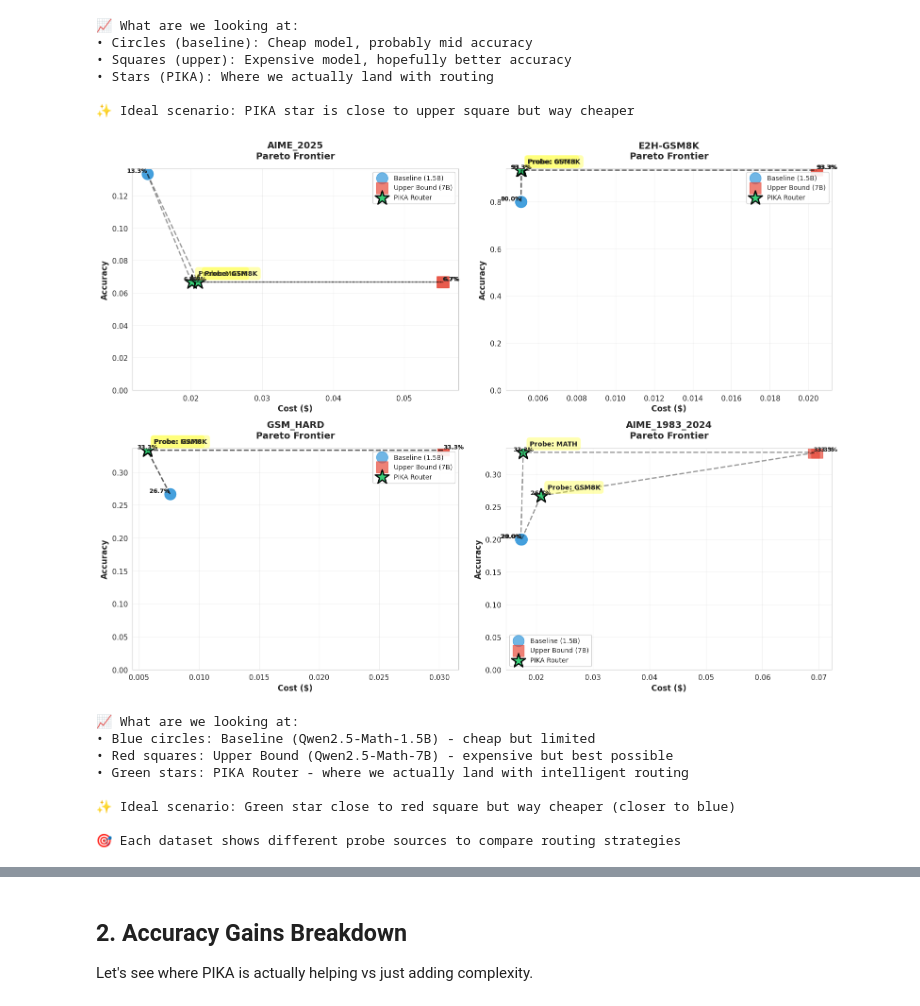
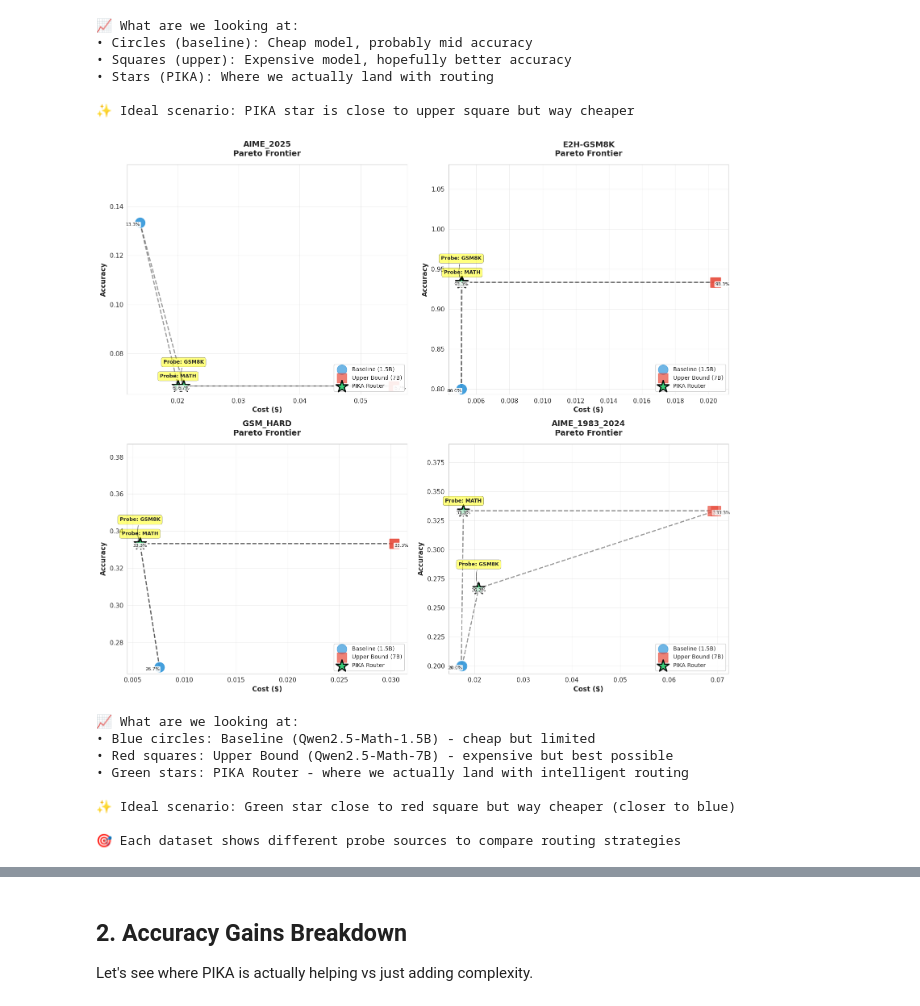
Before and after one commit to KabakaWilliam/llms_know_difficulty, a Jupyter notebook: notebooks/pika_router_analysis.ipynb, the cells around one changed output, grey strips where cells are left out. Cells and saved outputs as stored; diff of their text form; code cells hidden in the pictures.

```diff
--- a/notebooks/pika_router_analysis.ipynb
+++ b/notebooks/pika_router_analysis.ipynb
@@ -118,7 +140,7 @@ if df is not None:
     n_cols = 2
     n_rows = (n_datasets + 1) // 2
 
-    fig, axes = plt.subplots(n_rows, n_cols, figsize=(16, 6*n_rows))
+    fig, axes = plt.subplots(n_rows, n_cols, figsize=(16, 7*n_rows))
     if n_datasets == 1:
         axes = np.array([axes])
     axes = axes.flatten()
@@ -127,9 +149,13 @@ if df is not None:
         ax = axes[idx]
         df_subset = df[df['dataset'] == dataset]
 
-        # Get all probe sources for this dataset
+        # Collect all points for this dataset
+        all_points = []
+        probe_labels = []
+
         for row_idx, row in df_subset.iterrows():
             probe = row['probe_source']
+            probe_labels.append(probe)
 
             # Baseline (cheap model) - estimate from total cost and multiplier
             baseline_cost = row['total_cost'] / (row['token_multiplier'] if row['token_multiplier'] > 0 else 1)
@@ -137,69 +163,107 @@ if df is not None:
             # Upper bound (expensive model) - estimate as 4x baseline
             upper_cost = baseline_cost * 4
 
+            all_points.append({
+                'baseline_cost': baseline_cost,
+                'baseline_acc': row['baseline_acc'],
+                'router_cost': row['total_cost'],
+                'router_acc': row['router_acc'],
+                'upper_cost': upper_cost,
+                'upper_acc': row['upper_acc'],
+                'probe': probe
+            })
+
             # Plot the three points
             ax.scatter(baseline_cost, row['baseline_acc'],
                       marker='o', s=300, alpha=0.7,
-                      label='Baseline (1.5B)', color='#3498db')
+                      label='Baseline (1.5B)', color='#3498db', zorder=3)
 
             ax.scatter(upper_cost, row['upper_acc'],
                       marker='s', s=300, alpha=0.7,
-                      label='Upper Bound (7B)', color='#e74c3c')
+                      label='Upper Bound (7B)', color='#e74c3c', zorder=3)
 
             ax.scatter(row['total_cost'], row['router_acc'],
                       marker='*', s=500, alpha=0.95,
                       label='PIKA Router', color='#2ecc71',
-                      edgecolors='black', linewidths=2)
+                      edgecolors='black', linewidths=2, zorder=4)
 
             # Connect the dots
             ax.plot([baseline_cost, row['total_cost'], upper_cost],
                    [row['baseline_acc'], row['router_acc'], row['upper_acc']],
-                   'k--', alpha=0.4, linewidth=2)
+                   'k--', alpha=0.4, linewidth=2, zorder=2)
 
-            # Annotate with probe source
-            ax.annotate(f"Probe: {probe}",
-                       (row['total_cost'], row['router_acc']),
-                       xytext=(10, 10), textcoords='offset points',
-                       fontsize=10, fontweight='bold',
-                       bbox=dict(boxstyle='round,pad=0.5', facecolor='yellow', alpha=0.3))
+        # Add probe annotations with smart positioning to avoid overlap
+        y_range = ax.get_ylim()[1] - ax.get_ylim()[0]
+        offset_step = y_range * 0.08  # 8% of y-range spacing
 
-            # Add accuracy values on points
-            ax.text(baseline_cost, row['baseline_acc'], f"{row['baseline_acc']:.1%}",
-                   ha='right', va='bottom', fontsize=9, fontweight='bold')
-            ax.text(row['total_cost'], row['router_acc'], f"{row['router_acc']:.1%}",
-                   ha='center', va='bottom', fontsize=9, fontweight='bold')
-            ax.text(upper_cost, row['upper_acc'], f"{row['upper_acc']:.1%}",
-                   ha='left', va='bottom', fontsize=9, fontweight='bold')
+        for i, point in enumerate(all_points):
+            # Position annotation above the router point with vertical offset
+            y_offset = 15 + (i * 25)  # Stack vertically if multiple probes
+
+            ax.annotate(f"Probe: {point['probe']}",
+                       (point['router_cost'], point['router_acc']),
+                       xytext=(0, y_offset), textcoords='offset points',
+                       fontsize=9, fontweight='bold',
+                       bbox=dict(boxstyle='round,pad=0.4', facecolor='yellow', alpha=0.5, edgecolor='black', linewidth=0.5),
+                       ha='center',
+                       arrowprops=dict(arrowstyle='->', connectionstyle='arc3,rad=0.2',
+                                      color='black', lw=1, alpha=0.6),
+                       zorder=5)
+
+            # Add accuracy percentages near points (smaller, less intrusive)
+            # Baseline
+            ax.text(point['baseline_cost'], point['baseline_acc'],
+                   f"{point['baseline_acc']:.1%}",
+                   ha='right', va='top', fontsize=8,
+                   bbox=dict(boxstyle='round,pad=0.2', facecolor='white', alpha=0.7, edgecolor='none'),
+                   zorder=5)
+
+            # Router - place below to avoid probe label
+            ax.text(point['router_cost'], point['router_acc'],
+                   f"{point['router_acc']:.1%}",
+                   ha='center', va='top', fontsize=8,
+                   bbox=dict(boxstyle='round,pad=0.2', facecolor='white', alpha=0.7, edgecolor='none'),
+                   zorder=5)
+
+            # Upper bound
+            ax.text(point['upper_cost'], point['upper_acc'],
+                   f"{point['upper_acc']:.1%}",
+                   ha='left', va='top', fontsize=8,
+                   bbox=dict(boxstyle='round,pad=0.2', facecolor='white', alpha=0.7, edgecolor='none'),
+                   zorder=5)
 
         ax.set_xlabel('Cost ($)', fontsize=12, fontweight='bold')
         ax.set_ylabel('Accuracy', fontsize=12, fontweight='bold')
         ax.set_title(f'{dataset}\nPareto Frontier',
                     fontsize=14, fontweight='bold', pad=15)
 
         # Only show legend once per plot (remove duplicates)
         handles, labels = ax.get_legend_handles_labels()
         by_label = dict(zip(labels, handles))
         ax.legend(by_label.values(), by_label.keys(),
-                 loc='best', framealpha=0.9, fontsize=10)
+                 loc='lower right', framealpha=0.9, fontsize=10)
 
         ax.grid(True, alpha=0.3)
-        ax.set_ylim(bottom=0)
+
+        # Add some padding to y-axis for annotations
+        y_min, y_max = ax.get_ylim()
+        ax.set_ylim(bottom=max(0, y_min), top=y_max * 1.15)
 
     # Hide extra subplots if odd number of datasets
     for idx in range(n_datasets, len(axes)):
         axes[idx].set_visible(False)
 
     plt.tight_layout()
     plt.show()
 
     print("\n📈 What are we looking at:")
     print("• Blue circles: Baseline (Qwen2.5-Math-1.5B) - cheap but limited")
     print("• Red squares: Upper Bound (Qwen2.5-Math-7B) - expensive but best possible")
     print("• Green stars: PIKA Router - where we actually land with intelligent routing")
     print("\n✨ Ideal scenario: Green star close to red square but way cheaper (closer to blue)")
     print("\n🎯 Each dataset shows different probe sources to compare routing strategies")
 # %% [output]
-[figure, old version]
+[figure, new version]
 📈 What are we looking at:
 • Blue circles: Baseline (Qwen2.5-Math-1.5B) - cheap but limited
 • Red squares: Upper Bound (Qwen2.5-Math-7B) - expensive but best possible
```
Also changed, not shown: parts of 4 cells of this notebook, 2 other files.
